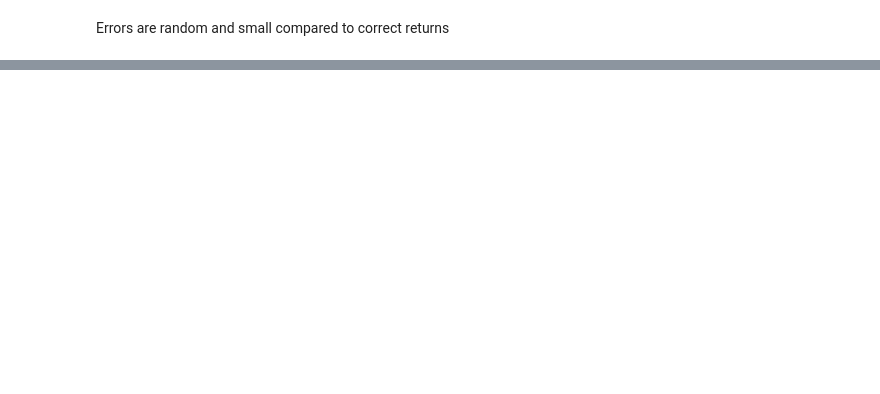
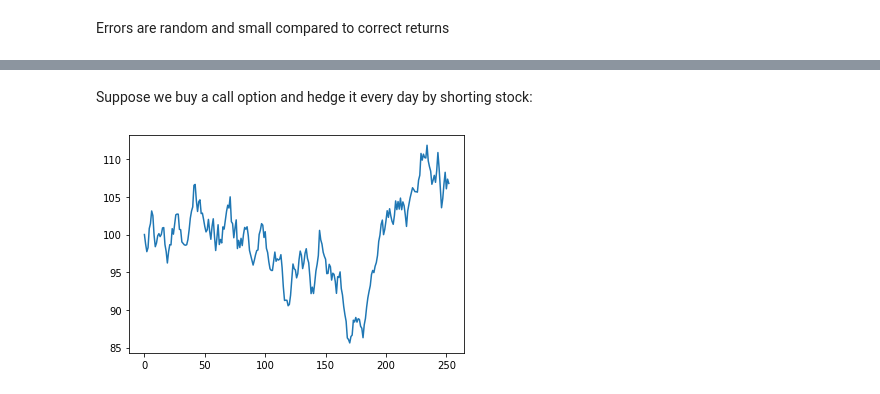
Before and after one commit to ag3nt3154/Quantitative_Finance_Modelling, a Jupyter notebook: 5. Monte_carlo_option_pricing.ipynb, the cells around one changed output, grey strips where cells are left out. Saved outputs shown, nothing was run; the diff lists cells and outputs as text; code cells hidden in the pictures; blank space fills up the shorter version.

```diff
--- a/5. Monte_carlo_option_pricing.ipynb
+++ b/5. Monte_carlo_option_pricing.ipynb
@@ -141,0 +136,9 @@ print(0.5 * (vol) ** 2 + drift)
+# %% [markdown]
+Suppose we buy a call option and hedge it every day by shorting stock:
+# %%
+# generate price series
+price_series = generate_stochastic_stock_price(drift, vol, initial_stock_price, dte, step_size)
+plt.plot(price_series)
+plt.show()
+# %% [output]
+[figure, added]
```
Also changed, not shown: parts of 25 cells of this notebook, 3 other files.
